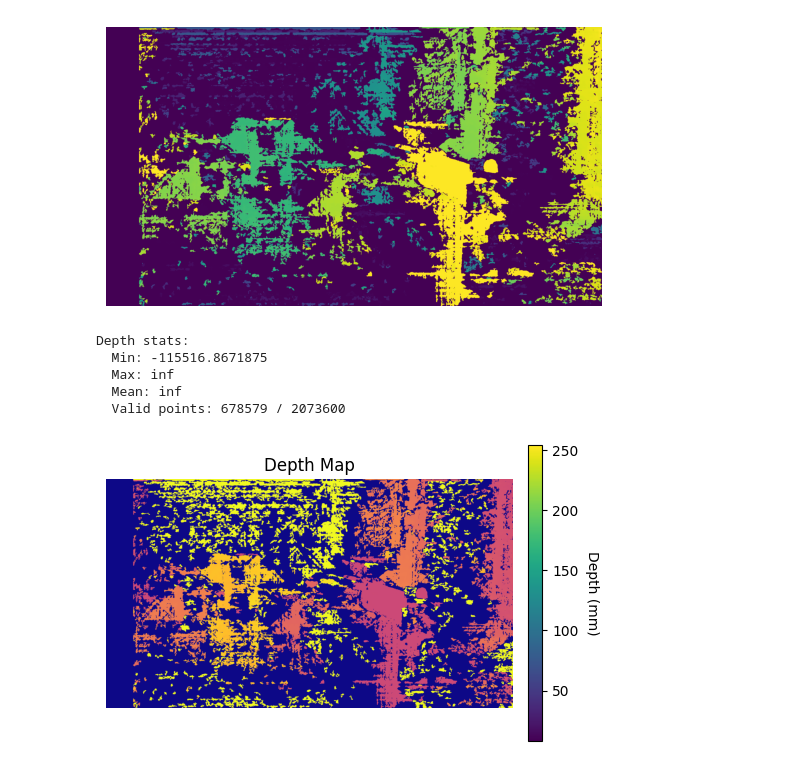
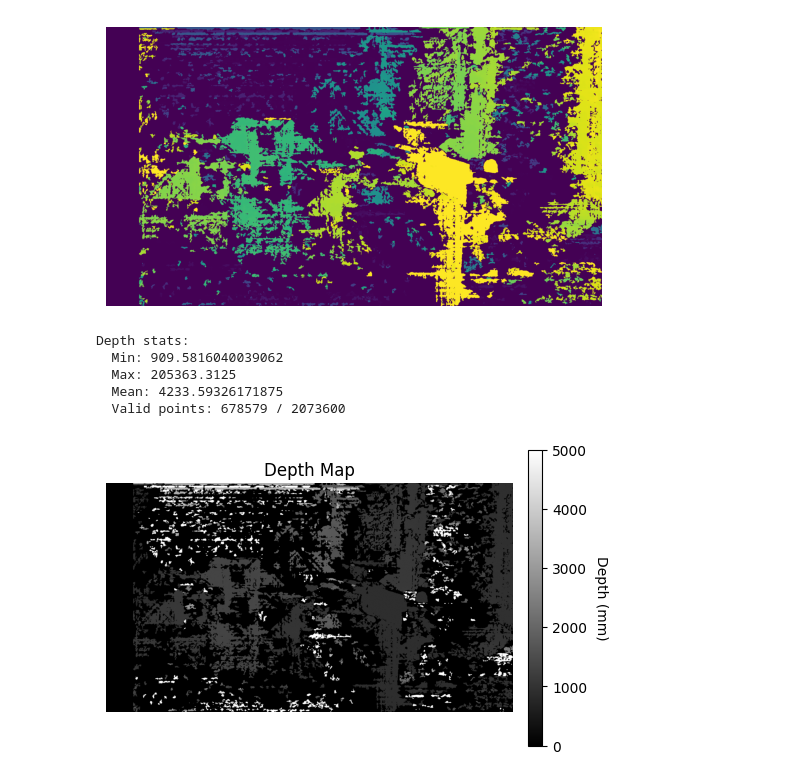
Before and after one commit to UW-RoboSoccer/vision_and_localization, a Jupyter notebook: testing/camera_calibration/camera_calibration.ipynb, the cells around one changed output. Saved outputs shown, nothing was run; the diff lists cells and outputs as text; code cells hidden in the pictures.

Commit message:
Fix depth map visualization

```diff
--- a/testing/camera_calibration/camera_calibration.ipynb
+++ b/testing/camera_calibration/camera_calibration.ipynb
@@ -180,11 +180,13 @@ def measure_distance(stereo_frame, stereo, mapx_left, mapy_left, mapx_right, map
     plt.axis('off')
 
     plt.subplot(2, 2, 3)
+    plt.grid(True, color='red', linewidth=0.5)
     plt.imshow(remap_left, cmap='gray')
-    plt.axis('off')
+    plt.axis('on')
     plt.subplot(2, 2, 4)
     plt.imshow(remap_right, cmap='gray')
-    plt.axis('off')
+    plt.grid(True, color='red', linewidth=0.5)
+    plt.axis('on')
 
     return disparity
 # %%
@@ -200,6 +202,7 @@ stereo = cv2.StereoSGBM.create(
     disp12MaxDiff=1
 )
 # %%
-ret, frame = cap.read()
+# ret, frame = cap.read()
+frame = cv2.imread('./depth_testing_images/img_0.jpg')
 disparity = measure_distance(frame, stereo, mapx_left, mapy_left, mapx_right, mapy_right)
 # %% [output]
@@ -213,34 +216,34 @@ plt.axis('off')
 (np.float64(-0.5), np.float64(1919.5), np.float64(1079.5), np.float64(-0.5))
 [figure]
 # %%
+
+valid_disp = disparity > 0
 point_cloud = cv2.reprojectImageTo3D(disparity, Q)
 depth = point_cloud[:, :, 2]
+depth[~valid_disp] = 0
 valid = np.isfinite(depth) & (depth > 0)
 
 print("Depth stats:")
-print(f"  Min: {np.nanmin(depth)}")
-print(f"  Max: {np.nanmax(depth)}")
-print(f"  Mean: {np.nanmean(depth)}")
-print(f"  Valid points: {np.sum(valid)} / {depth.size}")
+print(f"  Min: {np.nanmin(depth[valid_disp])}")
+print(f"  Max: {np.nanmax(depth[valid_disp])}")
+print(f"  Mean: {np.nanmean(depth[valid_disp])}")
+print(f"  Valid points: {np.sum(valid_disp)} / {depth.size}")
 
-depth_vis = np.clip(depth, 300, 1500)  # Adjust these bounds as needed
-depth_vis = cv2.normalize(depth_vis, None, 0, 255, cv2.NORM_MINMAX)
-depth_vis = np.uint8(depth_vis)
-depth_colored = cv2.applyColorMap(depth_vis, cv2.COLORMAP_PLASMA)
+depth_vis = np.clip(depth, 0, 5000)
 
-img = plt.imshow(cv2.cvtColor(depth_colored, cv2.COLOR_BGR2RGB))
+img = plt.imshow(depth_vis, cmap='grey')
 plt.title("Depth Map")
 plt.axis('off')
 
 # Add colorbar with depth units
 cbar = plt.colorbar(img, shrink=0.8, pad=0.03)
 cbar.set_label('Depth (mm)', rotation=270, labelpad=15)
 # %% [output]
 Depth stats:
-  Min: -115516.8671875
-  Max: inf
-  Mean: inf
+  Min: 909.5816040039062
+  Max: 205363.3125
+  Mean: 4233.59326171875
   Valid points: 678579 / 2073600
-[figure, old version]
+[figure, new version]
 # %%
 cap.release()
```
Also changed, not shown: parts of 1 cell of this notebook.
